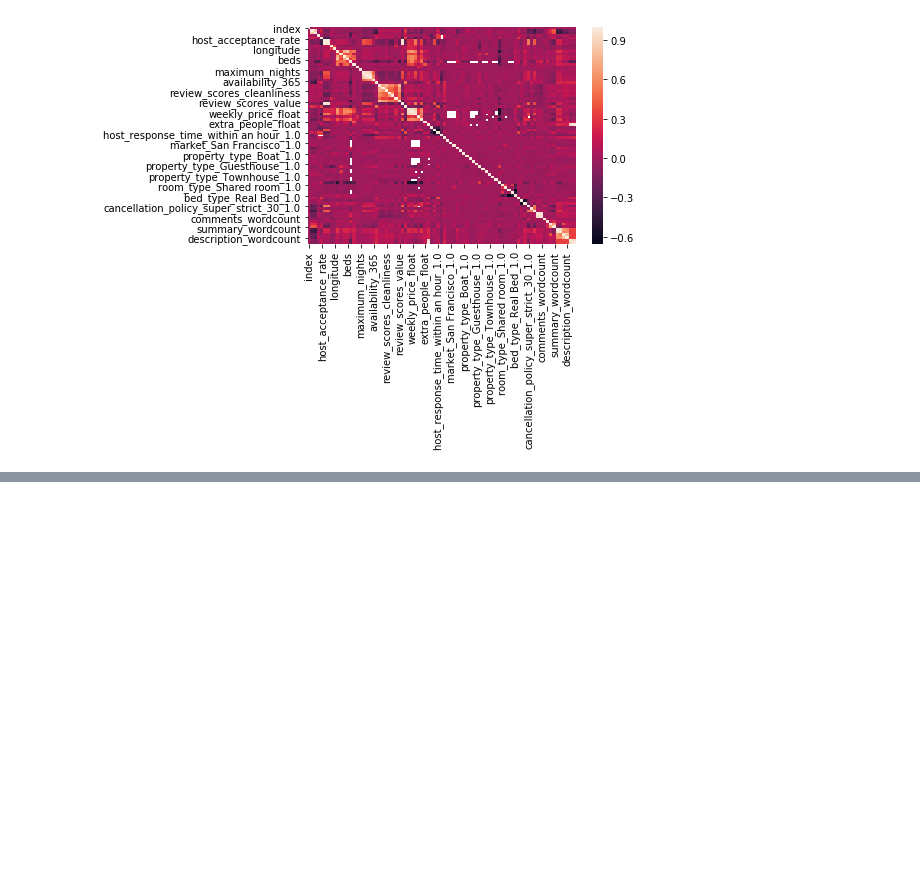
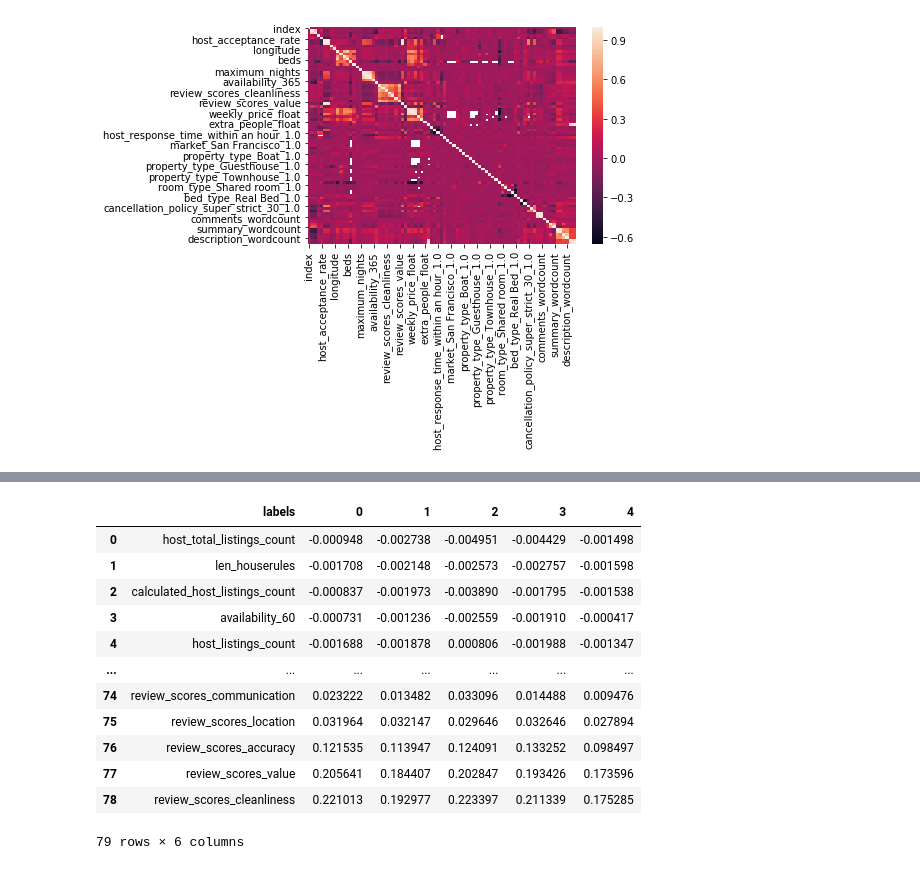
Before and after one commit to madkehl/Airbnb, a Jupyter notebook: Udacity-1.ipynb, the cells around one changed output, grey strips where cells are left out. Drawn from its saved outputs; the diff is of its cells as text; code cells hidden in the pictures; blank space fills up the shorter version.

```diff
--- a/Udacity-1.ipynb
+++ b/Udacity-1.ipynb
@@ -166,7 +166,7 @@ obj_df2 = pd.concat([obj_df, amenities], axis = 1)
 obj_df2 = obj_df2[obj_df2.columns.drop(list(obj_df2.filter(regex='index')))]
 # %%
 clean_df = pd.concat([num_df, obj_df], axis = 1)
-clean_df = clean_df[clean_df.columns.drop(list(clean_df.filter(regex='_id')))]
+clean_df = clean_df[clean_df.columns.drop(list(clean_df.filter(regex='id')))]
 
 clean_df['listing_id'] = full_df['listing_id']
 clean_df = pd.concat([clean_df, txt_df], axis = 1)
@@ -177,13 +177,8 @@ sns.heatmap(clean_agg.corr(), annot=False, fmt=".2f");
 [figure]
 # %%
 clean_agg = clean_df.groupby('listing_id').agg('mean').reset_index(drop = True)
-# %%
-fillmean = lambda col: col.fillna(col.mean())
-
-clean_agg = clean_agg.dropna(subset = ['price_float'], axis = 0)
-X = clean_agg.copy().drop(['price_float','index', 'monthly_price_float','weekly_price_float'], axis = 1)
-X = X.apply(fillmean)
-y = clean_agg['price_float'].ravel()
+# %%
+X, y = prep_for_rf('review_scores_rating',clean_agg,  'review_scores')
 # %%
 best_param = specify_best(model = RandomForestRegressor(random_state = 15), typ = 'RF', X = X, y = y)
 
@@ -194,4 +189,5 @@ rf = RandomForestRegressor(min_samples_split=best_param.get('min_samples_split')
 # %%
-rf_res = run_each_participant(rf, X, y, feat_bool = True)
+rf_res = run_modelskfold(rf, X, y, pi_bool = True)
+
 eprf = ext_featEPRF(rf_res[2], mean = True)
 print_vals(best_param, rf_res, eprf)
@@ -213,0 +231,16 @@ clean_df
+# %%
+rf_res[2][0]
+# %% [output]
+|  | labels | 0 | 1 | 2 | 3 | 4 |
+| 0 | host_total_listings_count | -0.000948 | -0.002738 | -0.004951 | -0.004429 | -0.001498 |
+| 1 | len_houserules | -0.001708 | -0.002148 | -0.002573 | -0.002757 | -0.001598 |
+| 2 | calculated_host_listings_count | -0.000837 | -0.001973 | -0.003890 | -0.001795 | -0.001538 |
+| 3 | availability_60 | -0.000731 | -0.001236 | -0.002559 | -0.001910 | -0.000417 |
+| 4 | host_listings_count | -0.001688 | -0.001878 | 0.000806 | -0.001988 | -0.001347 |
+| ... | ... | ... | ... | ... | ... | ... |
+| 74 | review_scores_communication | 0.023222 | 0.013482 | 0.033096 | 0.014488 | 0.009476 |
+| 75 | review_scores_location | 0.031964 | 0.032147 | 0.029646 | 0.032646 | 0.027894 |
+| 76 | review_scores_accuracy | 0.121535 | 0.113947 | 0.124091 | 0.133252 | 0.098497 |
+| 77 | review_scores_value | 0.205641 | 0.184407 | 0.202847 | 0.193426 | 0.173596 |
+| 78 | review_scores_cleanliness | 0.221013 | 0.192977 | 0.223397 | 0.211339 | 0.175285 |
+79 rows × 6 columns
```
Also changed, not shown: parts of 4 cells of this notebook, 1 other file.
